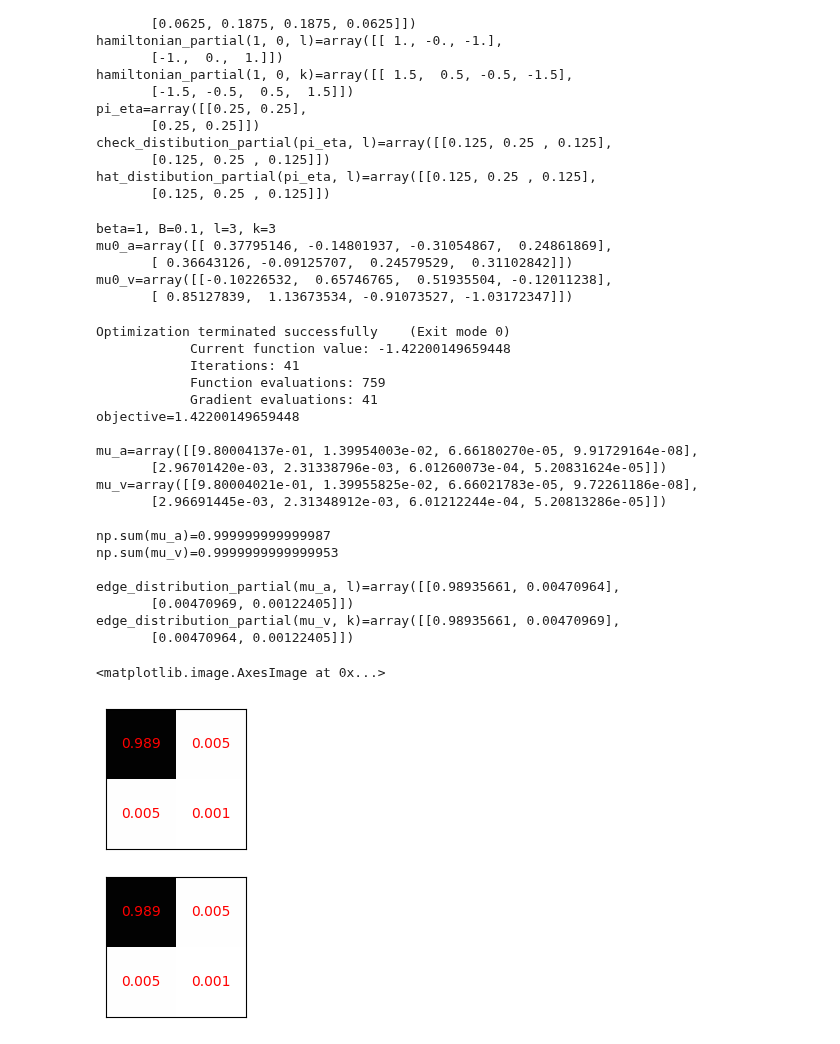
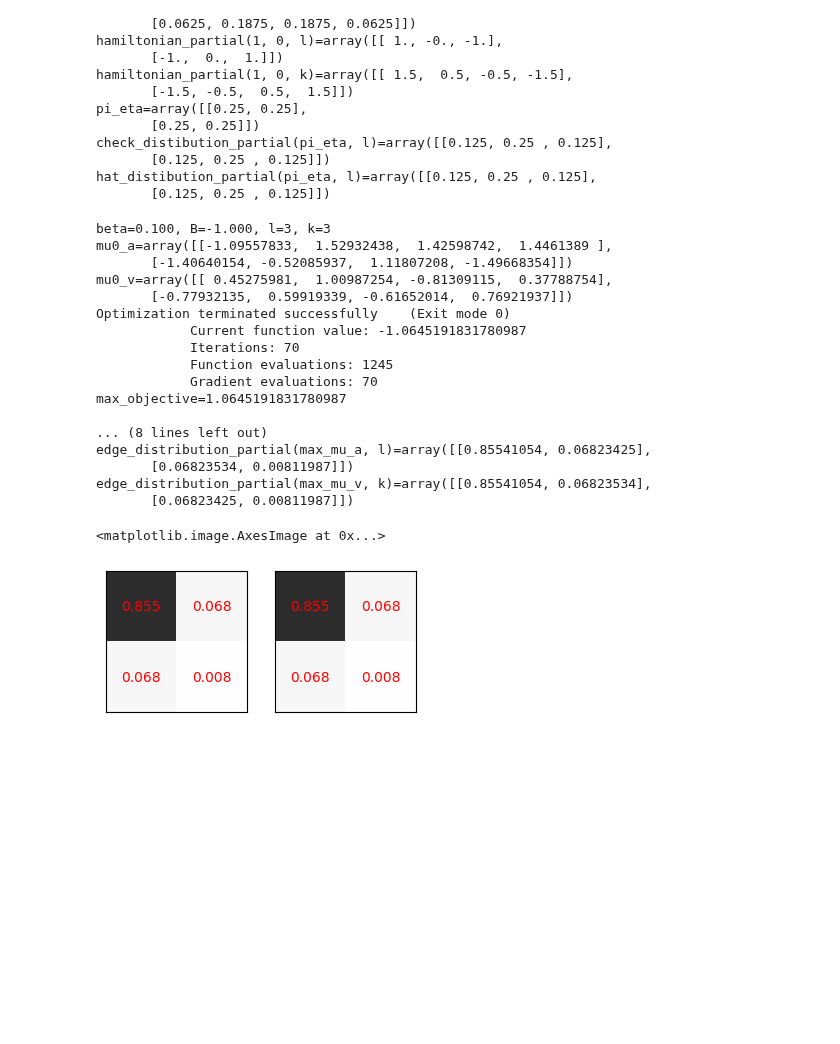
Before and after one commit to YizhongHu/statistical_mechanics_on_graphs, a Jupyter notebook: src/ising_bipartite.ipynb, the cells around one changed output. Drawn from its saved outputs; the diff is of its cells as text; code cells hidden in the pictures; blank space fills up the shorter version.

```diff
--- a/src/ising_bipartite.ipynb
+++ b/src/ising_bipartite.ipynb
@@ -128,8 +129,8 @@ def check_distibution_partial(pi_mu, l):
 def hat_distibution_partial(pi_mu, l):
     pi_mu_0 = np.sum(pi_mu, axis=1)
 
-    leaf_dist_neg = binom.pmf(np.arange(l+1), l, pi_mu[0, 1] / pi_mu_0[0])
-    leaf_dist_pos = binom.pmf(np.arange(l+1), l, pi_mu[1, 1] / pi_mu_0[1])
+    leaf_dist_neg = binom.pmf(np.arange(l+1), l, pi_mu[0, 1] / (pi_mu_0[0]+1e-15))
+    leaf_dist_pos = binom.pmf(np.arange(l+1), l, pi_mu[1, 1] / (pi_mu_0[1]+1e-15))
     return np.vstack([leaf_dist_neg, leaf_dist_pos]) / 2
 
 def relative_entropy(p, q):
@@ -299,38 +309,31 @@ def optimize(beta, B, l, k, mu0=None, verbose=False, ftol=1e-9, max_iter=1000, p
 # %%
 l, k = 3, 3
-mu_a, mu_v = optimize(beta=1, B=.1, l=l, k=k, ftol=1e-10, max_iter=10000, verbose=True, constraint_tol=1e-15)
+mu_a, mu_v = optimize(beta=.1, B=-1, l=l, k=k, ftol=1e-10, max_iter=10000, verbose=True, constraint_tol=1e-15)
 pi_mu_a = edge_distribution_partial(mu_a, l)
 pi_mu_v = edge_distribution_partial(mu_v, k)
-fig, (ax1, ax2) = plt.subplots(2, 1, figsize=(12, 4))
+fig, (ax1, ax2) = plt.subplots(1, 2, figsize=(4, 2))
 visualize(pi_mu_a, ax1, vmin=0, vmax=1)
 visualize(pi_mu_v, ax2, vmin=0, vmax=1)
 # %% [output]
-beta=1, B=0.1, l=3, k=3
-mu0_a=array([[ 0.37795146, -0.14801937, -0.31054867,  0.24861869],
-       [ 0.36643126, -0.09125707,  0.24579529,  0.31102842]])
-mu0_v=array([[-0.10226532,  0.65746765,  0.51935504, -0.12011238],
-       [ 0.85127839,  1.13673534, -0.91073527, -1.03172347]])
+beta=0.100, B=-1.000, l=3, k=3
+mu0_a=array([[-1.09557833,  1.52932438,  1.42598742,  1.4461389 ],
+       [-1.40640154, -0.52085937,  1.11807208, -1.49668354]])
+mu0_v=array([[ 0.45275981,  1.00987254, -0.81309115,  0.37788754],
+       [-0.77932135,  0.59919339, -0.61652014,  0.76921937]])
+Optimization terminated successfully    (Exit mode 0)
+            Current function value: -1.0645191831780987
+            Iterations: 70
+            Function evaluations: 1245
+            Gradient evaluations: 70
+max_objective=1.0645191831780987
+
+... (8 lines left out)
+edge_distribution_partial(max_mu_a, l)=array([[0.85541054, 0.06823425],
+       [0.06823534, 0.00811987]])
+edge_distribution_partial(max_mu_v, k)=array([[0.85541054, 0.06823534],
+       [0.06823425, 0.00811987]])
-Optimization terminated successfully    (Exit mode 0)
-            Current function value: -1.42200149659448
-            Iterations: 41
-            Function evaluations: 759
-            Gradient evaluations: 41
-objective=1.42200149659448
-
-mu_a=array([[9.80004137e-01, 1.39954003e-02, 6.66180270e-05, 9.91729164e-08],
-       [2.96701420e-03, 2.31338796e-03, 6.01260073e-04, 5.20831624e-05]])
-mu_v=array([[9.80004021e-01, 1.39955825e-02, 6.66021783e-05, 9.72261186e-08],
-       [2.96691445e-03, 2.31348912e-03, 6.01212244e-04, 5.20813286e-05]])
-
-np.sum(mu_a)=0.999999999999987
-np.sum(mu_v)=0.9999999999999953
-
-edge_distribution_partial(mu_a, l)=array([[0.98935661, 0.00470964],
-       [0.00470969, 0.00122405]])
-edge_distribution_partial(mu_v, k)=array([[0.98935661, 0.00470969],
-       [0.00470964, 0.00122405]])
+<matplotlib.image.AxesImage at 0x...>
-<matplotlib.image.AxesImage at 0x...>
-[figure, old version]
+[figure, new version]
 # %%
 x0 = 0
 mu0 = np.sum(mu_a, axis=1)
```
Also changed, not shown: parts of 7 cells of this notebook, 1 other file.
